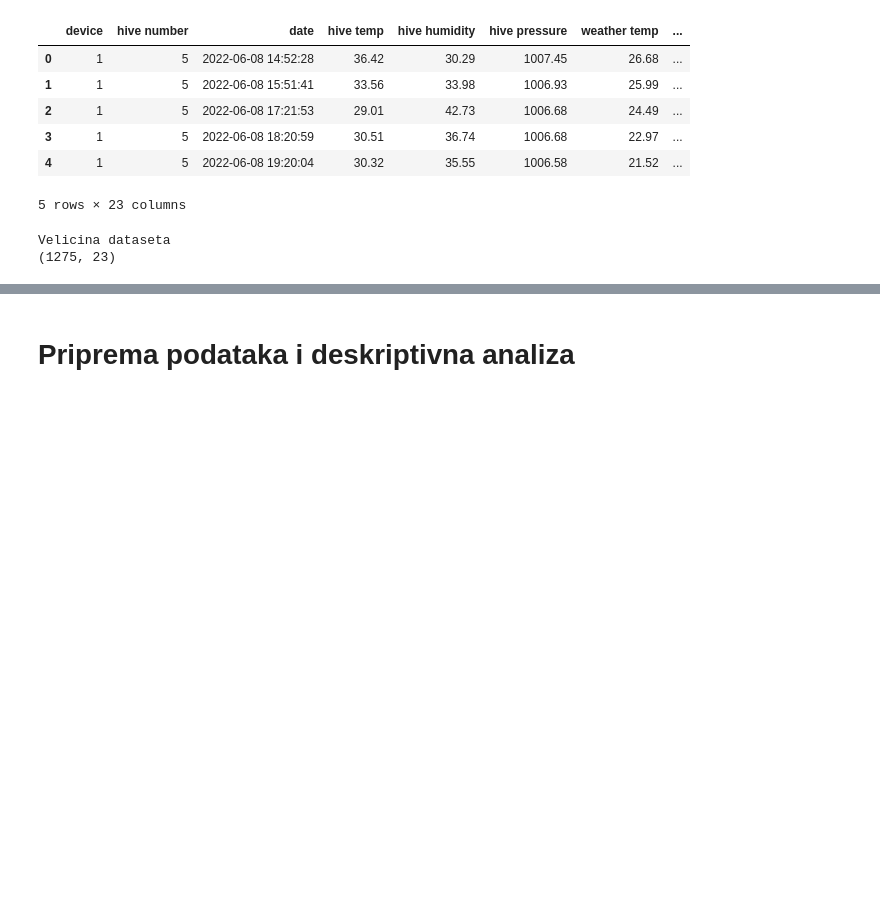
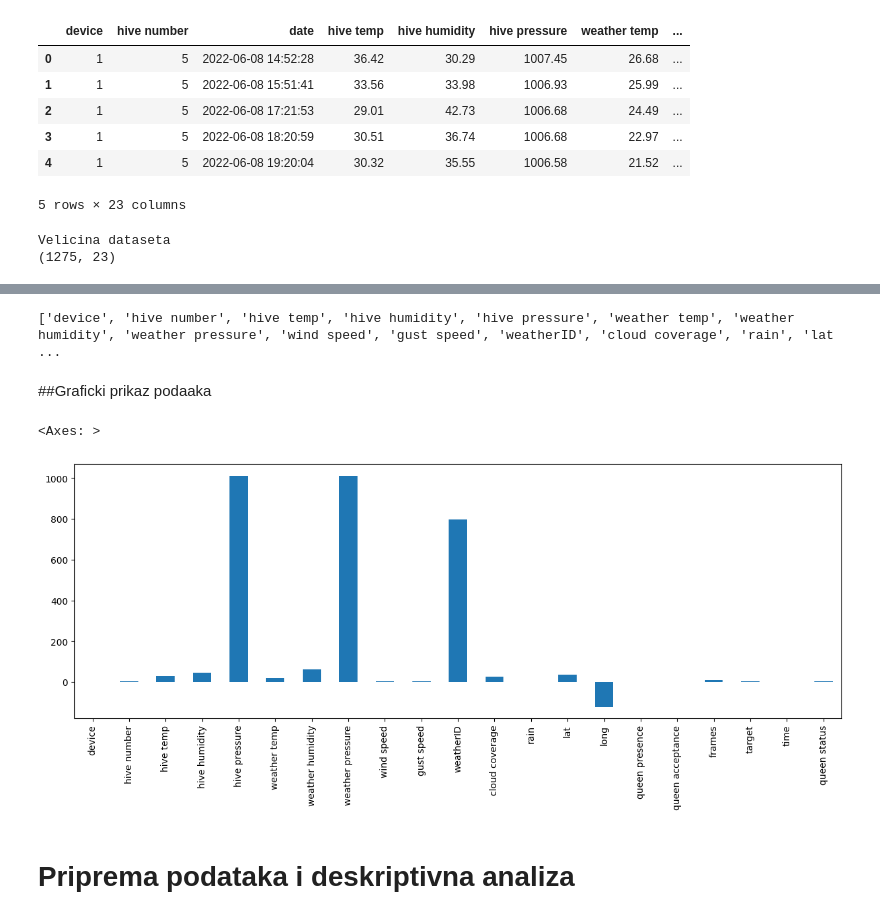
Before and after one commit to andreavalcic/masinsko-ucenje, a Jupyter notebook: jupyter-notebook/prvi-projekat.ipynb, the cells around one changed output, grey strips where cells are left out. Cells and saved outputs as stored; diff of their text form; code cells hidden in the pictures; blank space fills up the shorter version.

```diff
--- a/jupyter-notebook/prvi-projekat.ipynb
+++ b/jupyter-notebook/prvi-projekat.ipynb
@@ -32,3 +46,14 @@ Velicina dataseta
+# %%
+print(datasetIzmenjen.columns.tolist())
+# %% [output]
+['device', 'hive number', 'hive temp', 'hive humidity', 'hive pressure', 'weather temp', 'weather humidity', 'weather pressure', 'wind speed', 'gust speed', 'weatherID', 'cloud coverage', 'rain', 'lat ...
+# %% [markdown]
+##Graficki prikaz podaaka
+# %%
+datasetIzmenjen[['device', 'hive number', 'hive temp', 'hive humidity', 'hive pressure', 'weather temp', 'weather humidity', 'weather pressure', 'wind speed', 'gust speed', 'weatherID', 'cloud coverage', 'rain', 'lat', 'long', 'queen presence', 'queen acceptance', 'frames', 'target', 'time', 'queen status']].mean().plot(figsize=(15,5),kind='bar')
+# %% [output]
+<Axes: >
+[figure, added]
 # %% [markdown]
 # Priprema podataka i deskriptivna analiza
 # %%
```
Also changed, not shown: parts of 9 cells of this notebook, 1 other file.
